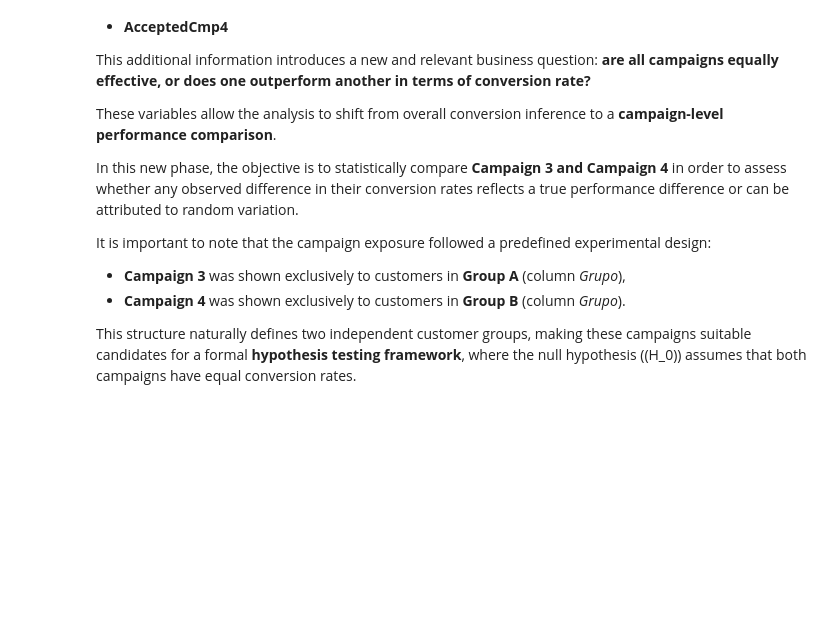
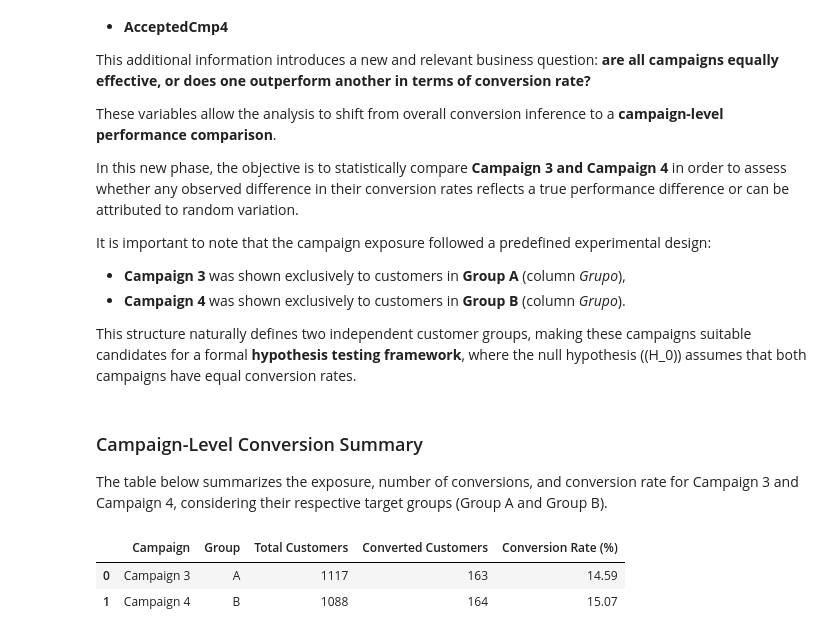
Before and after one commit to renancaetan0/Case_IFood_Data_Analyst, a Jupyter notebook: notebooks/ifood_analyst.ipynb, the cells around one changed output. Saved outputs shown, nothing was run; the diff lists cells and outputs as text; code cells hidden in the pictures; blank space fills up the shorter version.

Commit message:
feat: campaign 3 vs 4 conversion rate summary

```diff
--- a/notebooks/ifood_analyst.ipynb
+++ b/notebooks/ifood_analyst.ipynb
@@ -425,3 +425,43 @@ It is important to note that the campaign exposure followed a predefined experim
 - **Campaign 4** was shown exclusively to customers in **Group B** (column *Grupo*).
 
 This structure naturally defines two independent customer groups, making these campaigns suitable candidates for a formal **hypothesis testing framework**, where the null hypothesis (\(H_0\)) assumes that both campaigns have equal conversion rates.
+# %% [markdown]
+### Campaign-Level Conversion Summary
+
+The table below summarizes the exposure, number of conversions, and conversion rate for Campaign 3 and Campaign 4, considering their respective target groups (Group A and Group B).
+# %%
+# ---------------------------------------------
+# Campaign 3 and Campaign 4 summary table
+# ---------------------------------------------
+
+# Campaign 3 — Group A
+campaign_3_df = df[df["Grupo"] == "A"].copy()
+
+campaign_3_total = len(campaign_3_df)
+campaign_3_converted = (campaign_3_df["AcceptedCmp3"] == 1).sum()
+campaign_3_conversion_rate = campaign_3_converted / campaign_3_total
+
+# Campaign 4 — Group B
+campaign_4_df = df[df["Grupo"] == "B"].copy()
+
+campaign_4_total = len(campaign_4_df)
+campaign_4_converted = (campaign_4_df["AcceptedCmp4"] == 1).sum()
+campaign_4_conversion_rate = campaign_4_converted / campaign_4_total
+
+# Build summary table
+campaign_comparison_df = pd.DataFrame({
+    "Campaign": ["Campaign 3", "Campaign 4"],
+    "Group": ["A", "B"],
+    "Total Customers": [campaign_3_total, campaign_4_total],
+    "Converted Customers": [campaign_3_converted, campaign_4_converted],
+    "Conversion Rate (%)": [
+        round(campaign_3_conversion_rate * 100, 2),
+        round(campaign_4_conversion_rate * 100, 2)
+    ]
+})
+
+campaign_comparison_df
+# %% [output]
+|  | Campaign | Group | Total Customers | Converted Customers | Conversion Rate (%) |
+| 0 | Campaign 3 | A | 1117 | 163 | 14.59 |
+| 1 | Campaign 4 | B | 1088 | 164 | 15.07 |
```
